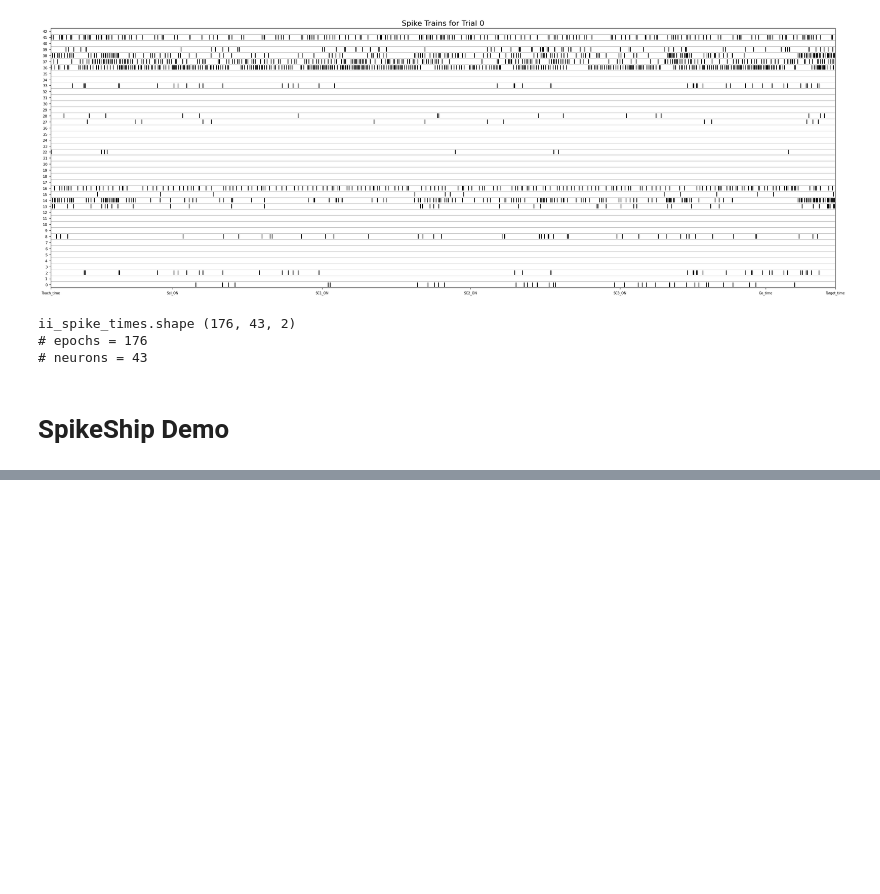
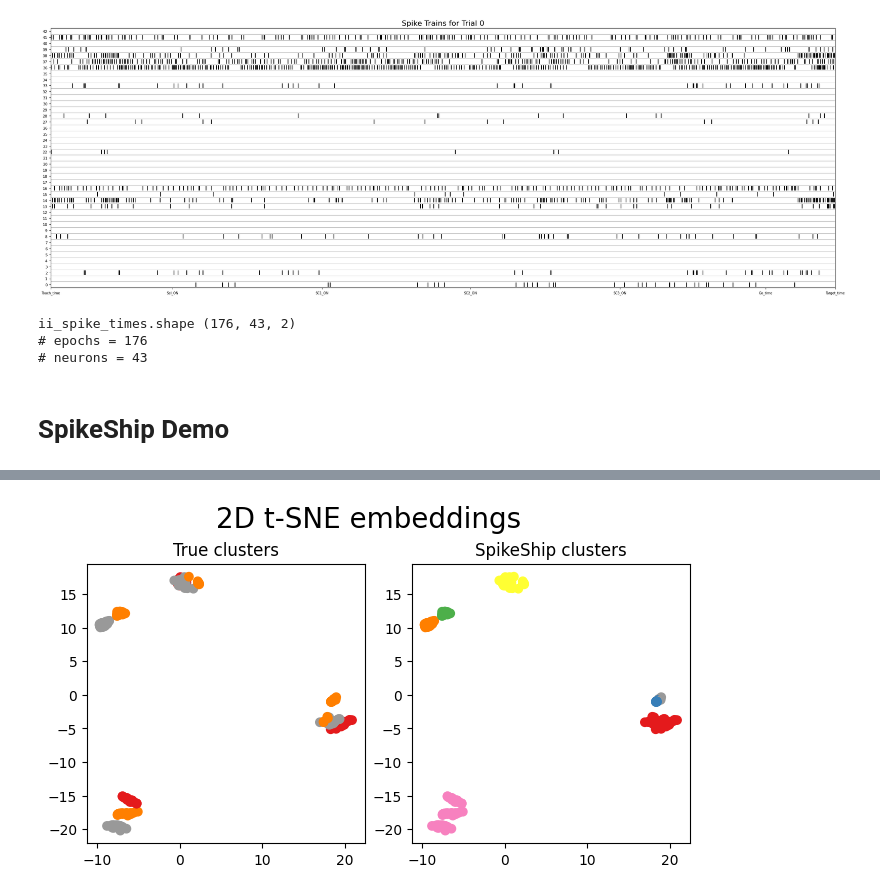
Before and after one commit to Lamifsud/pattern_classification_git, a Jupyter notebook: pipeline_drafts/spikeship.ipynb, the cells around one changed output, grey strips where cells are left out. Saved outputs shown, nothing was run; the diff lists cells and outputs as text; code cells hidden in the pictures; blank space fills up the shorter version.

```diff
--- a/pipeline_drafts/spikeship.ipynb
+++ b/pipeline_drafts/spikeship.ipynb
@@ -229,0 +440,15 @@ plt.xlabel("Epoch", fontsize=14); plt.ylabel("Epoch", fontsize=14);
+# %%
+spikeship_embedding = TSNE(n_components=2, init='pca').fit_transform(spikeship_diss)
+#spikeship_embedding   = TSNE(n_components=2).fit_transform(spikeship_diss)
+# %%
+tPlot,axes = plt.subplots(
+    figsize=(6.5,3.7), facecolor='w',nrows=1, ncols=2, sharex=False, sharey=False, constrained_layout=True)
+
+plt.suptitle('2D t-SNE embeddings',fontsize=20)
+axes[0].set_title('True clusters')
+axes[0].scatter(spikeship_embedding[:, 0], spikeship_embedding[:, 1], cmap='Set1_r', c=epoch_labels)
+
+axes[1].set_title('SpikeShip clusters')
+axes[1].scatter(spikeship_embedding[:, 0], spikeship_embedding[:, 1], cmap='Set1_r', c=ss_dis_labels);
+# %% [output]
+[figure, added]
```
Also changed, not shown: parts of 20 cells of this notebook, 5 other files.
